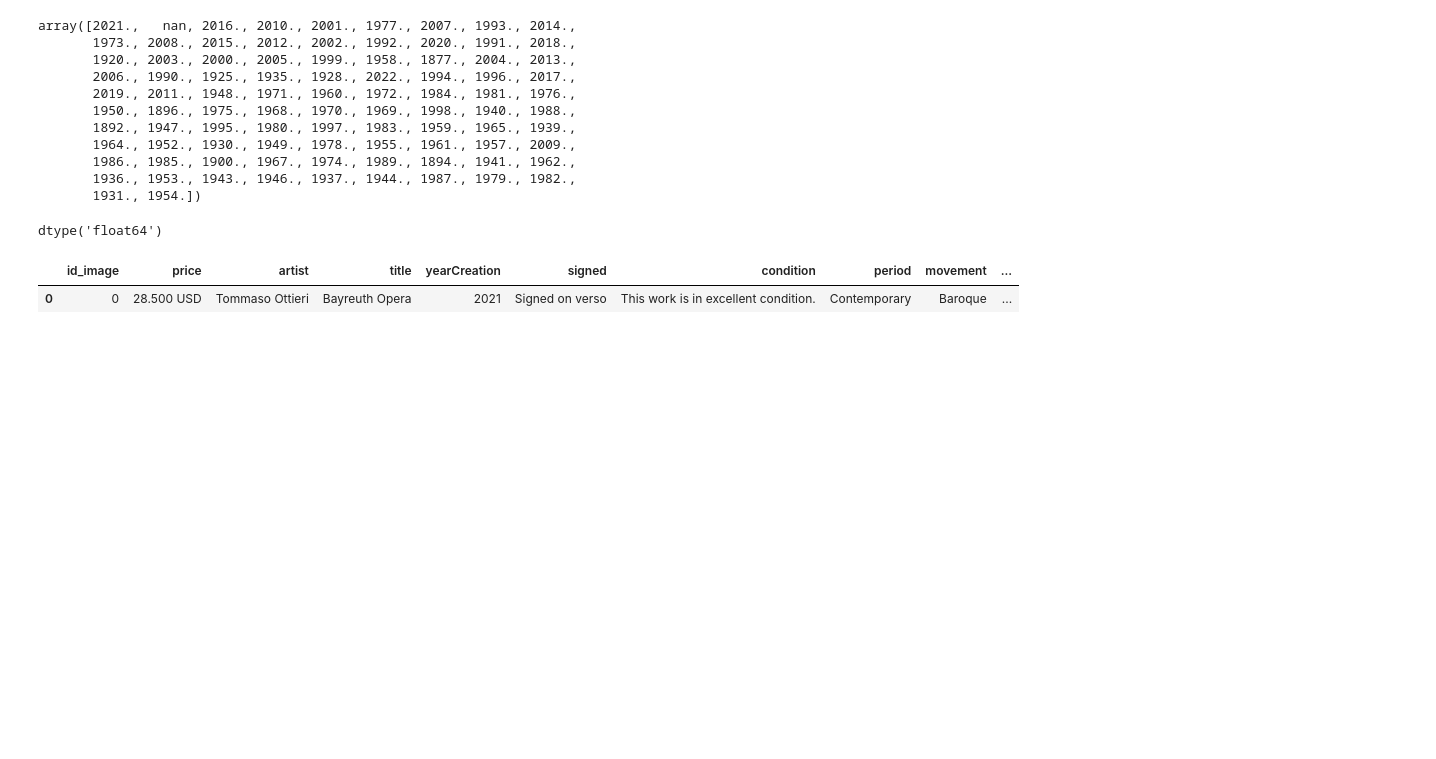
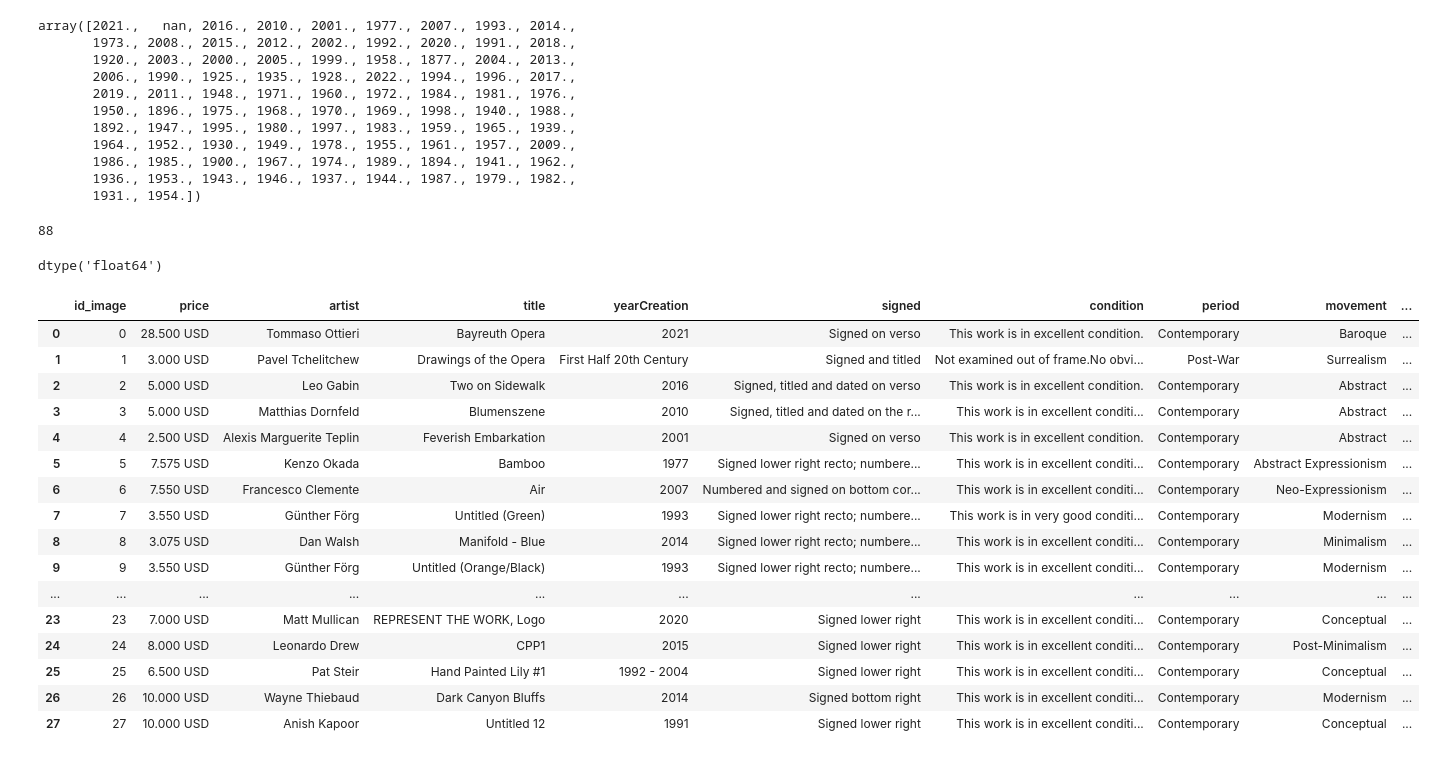
Before and after one commit to AntoanetaStoyanova/Art_Price, a Jupyter notebook: price.ipynb, the cells around one changed output. Cells and saved outputs as stored; diff of their text form; code cells hidden in the pictures; blank space fills up the shorter version.

Commit message:
app done

```diff
--- a/price.ipynb
+++ b/price.ipynb
@@ -68,12 +79,10 @@ artist_none
 price float
 yearCreation datetime
 # %%
-# Splitting the 'price' column into two separate columns: 'price_amount' and 'price_currency'
-# The split is done based on the space character (' ') with a maximum of one split (n=1)
-# The expand=True parameter ensures that the split results are returned as separate columns in the DataFrame
+# Split the 'price' column into 'price_amount' and 'price_currency'
 data[['price_amount', 'price_currency']] = data['price'].str.split(pat=' ', n=1, expand=True)
-# Multiply the values in the 'price_amount' column by 1000
-data['price_amount'] = 1000 * data['price_amount'].astype(float)
+# Remove decimal points from 'price_amount' values and convert to integers
+data['price_amount'] = data['price_amount'].str.replace('.', '').astype(int)
 # %%
 data
 # %% [output]
@@ -166,6 +179,10 @@ array([2021.,   nan, 2016., 2010., 2001., 1977., 2007., 1993., 2014.,
        1986., 1985., 1900., 1967., 1974., 1989., 1894., 1941., 1962.,
        1936., 1953., 1943., 1946., 1937., 1944., 1987., 1979., 1982.,
        1931., 1954.])
+# %%
+data['clean_yearCreation'].isna().sum()
+# %% [output]
+88
 # %%
 data['clean_yearCreation'].dtypes
 # %% [output]
@@ -173,7 +190,22 @@ dtype('float64')
 # %%
 # Generate filenames for images based on index values and assign them to a new column 'filename'
 data['filename'] = ['../Art_Price/images/artDataset/image_{}.png'.format(index) for index in range(1, data.shape[0] + 1)]
-data.head(1)
+data.head(28)
 # %% [output]
 |  | id_image | price | artist | title | yearCreation | signed | condition | period | movement | ... |
 | 0 | 0 | 28.500 USD | Tommaso Ottieri | Bayreuth Opera | 2021 | Signed on verso | This work is in excellent condition. | Contemporary | Baroque | ... |
+| 1 | 1 | 3.000 USD | Pavel Tchelitchew | Drawings of the Opera | First Half 20th Century | Signed and titled | Not examined out of frame.No obvi... | Post-War | Surrealism | ... |
+| 2 | 2 | 5.000 USD | Leo Gabin | Two on Sidewalk | 2016 | Signed, titled and dated on verso | This work is in excellent condition. | Contemporary | Abstract | ... |
+| 3 | 3 | 5.000 USD | Matthias Dornfeld | Blumenszene | 2010 | Signed, titled and dated on the r... | This work is in excellent conditi... | Contemporary | Abstract | ... |
+| 4 | 4 | 2.500 USD | Alexis Marguerite Teplin | Feverish Embarkation | 2001 | Signed on verso | This work is in excellent condition. | Contemporary | Abstract | ... |
+| 5 | 5 | 7.575 USD | Kenzo Okada | Bamboo | 1977 | Signed lower right recto; numbere... | This work is in excellent conditi... | Contemporary | Abstract Expressionism | ... |
+| 6 | 6 | 7.550 USD | Francesco Clemente | Air | 2007 | Numbered and signed on bottom cor... | This work is in excellent conditi... | Contemporary | Neo-Expressionism | ... |
+| 7 | 7 | 3.550 USD | Günther Förg | Untitled (Green) | 1993 | Signed lower right recto; numbere... | This work is in very good conditi... | Contemporary | Modernism | ... |
+| 8 | 8 | 3.075 USD | Dan Walsh | Manifold - Blue | 2014 | Signed lower right recto; numbere... | This work is in excellent conditi... | Contemporary | Minimalism | ... |
+| 9 | 9 | 3.550 USD | Günther Förg | Untitled (Orange/Black) | 1993 | Signed lower right recto; numbere... | This work is in excellent conditi... | Contemporary | Modernism | ... |
+| ... | ... | ... | ... | ... | ... | ... | ... | ... | ... | ... |
+| 23 | 23 | 7.000 USD | Matt Mullican | REPRESENT THE WORK, Logo | 2020 | Signed lower right | This work is in excellent conditi... | Contemporary | Conceptual | ... |
+| 24 | 24 | 8.000 USD | Leonardo Drew | CPP1 | 2015 | Signed lower right | This work is in excellent conditi... | Contemporary | Post-Minimalism | ... |
+| 25 | 25 | 6.500 USD | Pat Steir | Hand Painted Lily #1 | 1992 - 2004 | Signed lower right | This work is in excellent conditi... | Contemporary | Conceptual | ... |
+| 26 | 26 | 10.000 USD | Wayne Thiebaud | Dark Canyon Bluffs | 2014 | Signed bottom right | This work is in excellent conditi... | Contemporary | Modernism | ... |
+| 27 | 27 | 10.000 USD | Anish Kapoor | Untitled 12 | 1991 | Signed lower right | This work is in excellent conditi... | Contemporary | Conceptual | ... |
```
Also changed, not shown: parts of 11 cells of this notebook, 10 other files.
